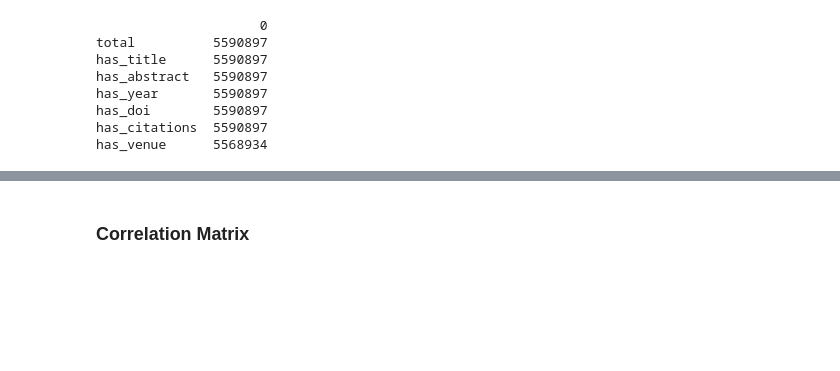
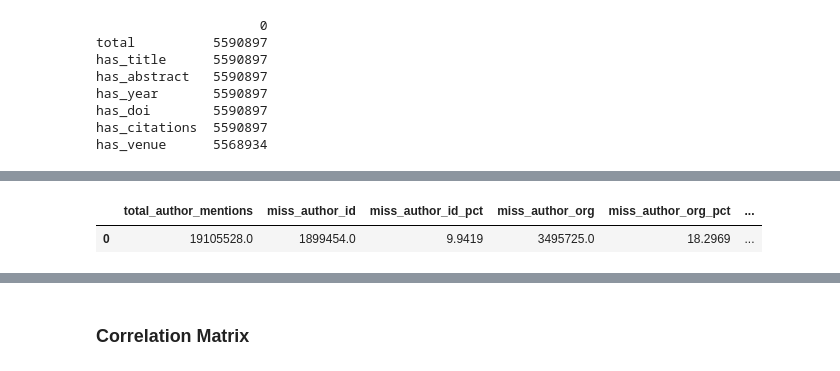
Before and after one commit to ManuCa93/data_project_3, a Jupyter notebook: notebook.ipynb, the cells around one changed output, grey strips where cells are left out. Drawn from its saved outputs; the diff is of its cells as text; code cells hidden in the pictures; blank space fills up the shorter version.

```diff
--- a/notebook.ipynb
+++ b/notebook.ipynb
@@ -377,0 +389,35 @@ has_venue      5568934
+# %%
+# Missing author.id and author.org rates (explicit)
+missing_author_fields_df = con.sql("""
+WITH a AS (
+    SELECT
+        author.name AS author_name,
+        author.id   AS author_id,
+        author.org  AS author_org
+    FROM papers
+    CROSS JOIN UNNEST(authors) AS t(author)
+),
+base AS (
+    SELECT
+        COUNT(*)::DOUBLE AS total_author_mentions,
+        SUM(CASE WHEN author_id IS NULL OR TRIM(COALESCE(author_id, '')) = '' THEN 1 ELSE 0 END) AS miss_author_id,
+        SUM(CASE WHEN author_org IS NULL OR TRIM(COALESCE(author_org, '')) = '' THEN 1 ELSE 0 END) AS miss_author_org,
+        SUM(CASE WHEN (author_id IS NULL OR TRIM(COALESCE(author_id, '')) = '')
+                  AND (author_org IS NULL OR TRIM(COALESCE(author_org, '')) = '')
+                 THEN 1 ELSE 0 END) AS miss_both
+    FROM a
+)
+SELECT
+    total_author_mentions,
+    miss_author_id,
+    ROUND(100.0 * miss_author_id / NULLIF(total_author_mentions, 0), 4) AS miss_author_id_pct,
+    miss_author_org,
+    ROUND(100.0 * miss_author_org / NULLIF(total_author_mentions, 0), 4) AS miss_author_org_pct,
+    miss_both,
+    ROUND(100.0 * miss_both / NULLIF(total_author_mentions, 0), 4) AS miss_both_pct
+FROM base;
+""").df()
+display(missing_author_fields_df)
+# %% [output]
+|  | total_author_mentions | miss_author_id | miss_author_id_pct | miss_author_org | miss_author_org_pct | ... |
+| 0 | 19105528.0 | 1899454.0 | 9.9419 | 3495725.0 | 18.2969 | ... |
```
Also changed, not shown: parts of 19 cells of this notebook, 1 other file.
